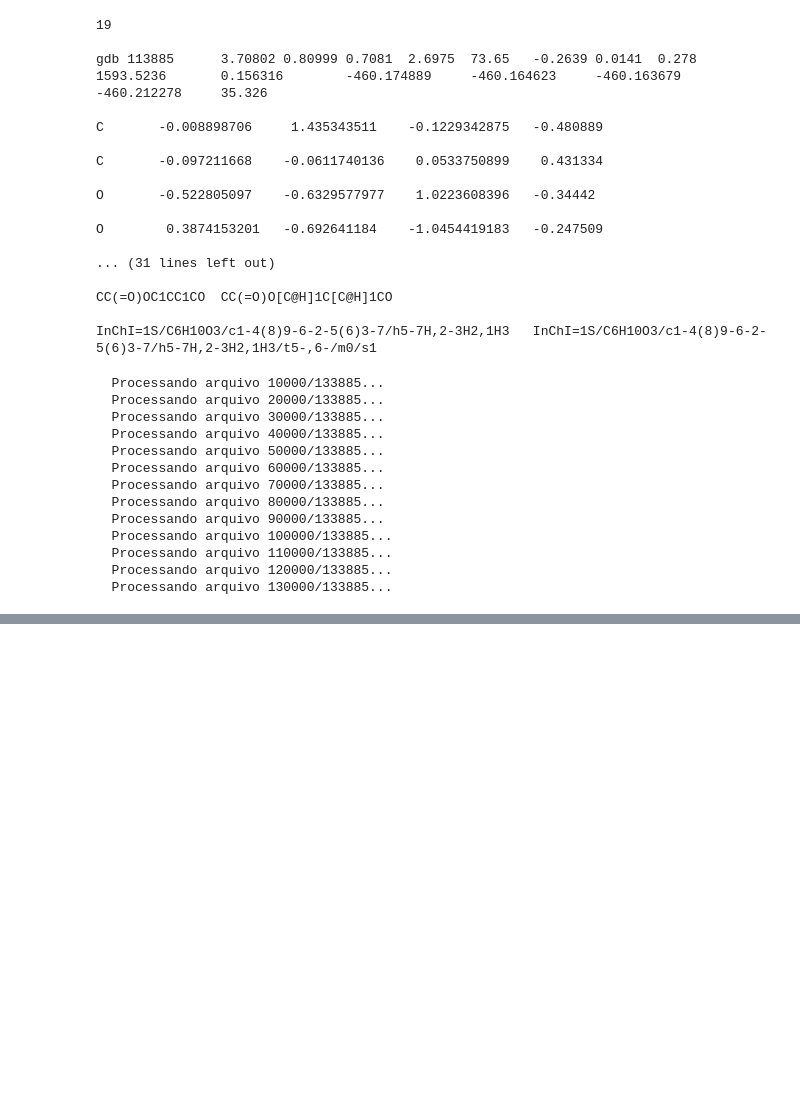
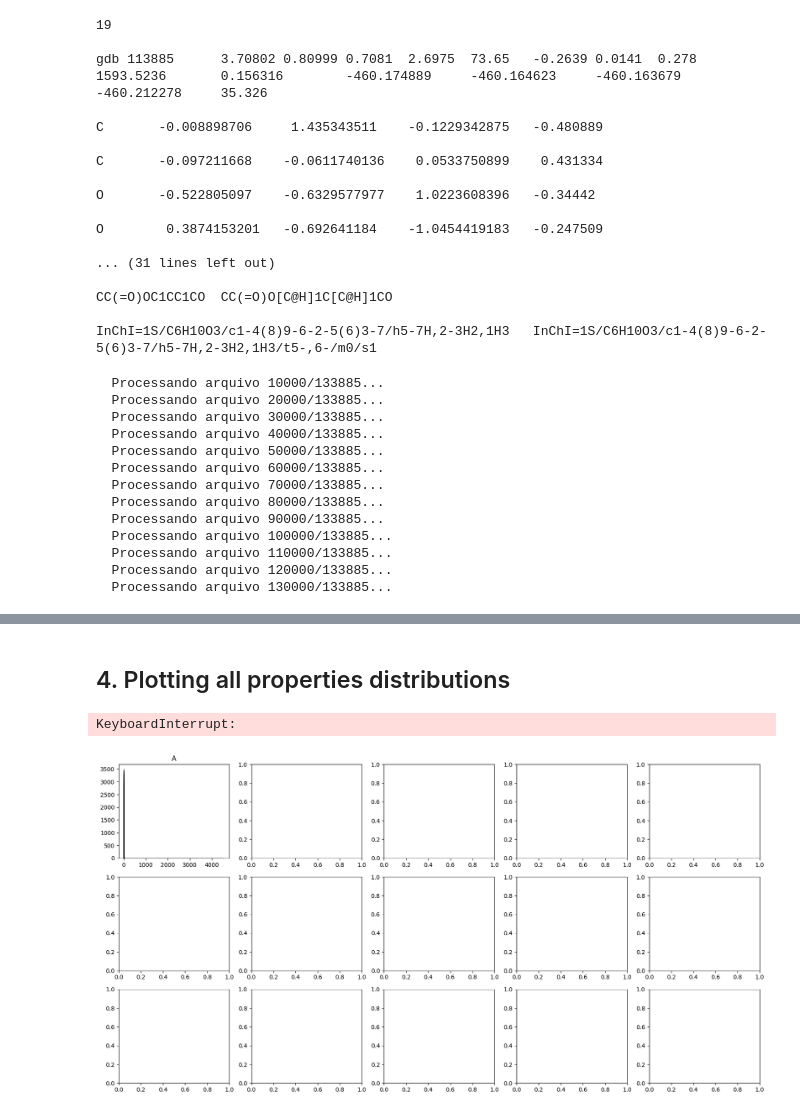
Before and after one commit to Luis-Menezes/CI-Chemistry, a Jupyter notebook: handson_assignment.ipynb, the cells around one changed output, grey strips where cells are left out. Drawn from its saved outputs; the diff is of its cells as text; code cells hidden in the pictures; blank space fills up the shorter version.

Commit message:
Added histograms plot

```diff
--- a/handson_assignment.ipynb
+++ b/handson_assignment.ipynb
@@ -44,6 +44,12 @@ data.xyz.tar.bz2    100%[===================>]  82.15M   132MB/s    in 0.6s
 ## 2. Open XYZ files and extract the properties and SMILES
 # %%
 qm9_folder = 'qm9_files/'
+QM9_PROPERTIES = [
+    "A", 'B', 'C', 'mu', 'alpha',
+    'homo', 'lumo', 'gap', 'r2',
+    'zpve', 'U0', 'U', 'H', 'G', 'Cv'
+]
+
 with open(qm9_folder+'dsgdb9nsd_113885.xyz') as file:
   for line in file:
     print(line)
@@ -71,13 +77,13 @@ def load_validate_mol(file):
     n_atoms = int(file.readline())
 
     properties_list = file.readline().split()
-    properties = [float(prop) for prop in properties_list[2:]]
-    prop_dict = {""}
-    # print(properties)
+    mol_id = properties_list[1]
+    properties_values = [float(prop) for prop in properties_list[2:]]
+
     atoms = []
     for nlines in range(n_atoms):
       atom = file.readline().split()
-      atoms.append(atom[0]) # get only the 'C'
+      atoms.append(atom[0]) # get only the the atom string
 
       # Since we doesn't need coordinates for this assignment, we will ignore it for now
       # atom_coords = atom[1:3]
@@ -87,14 +93,25 @@ def load_validate_mol(file):
     file.readline() # ignores the frequencies
 
     smiles_list = file.readline().split()
+    properties_dict = dict(zip(QM9_PROPERTIES, properties_values))
+
 
     mol = Chem.MolFromSmiles(smiles_list[0]) # If it's None then smiles is invalid
     if mol is None:
-        print("Invalid smiles for arquive: ", properties_list[1])
+        print("Invalid smiles for arquive: ", mol_id)
         return
-    true_smiles = Chem.CanonSmiles(smiles_list[0])
+    canon_smiles = Chem.CanonSmiles(smiles_list[0])
 
-    return n_atoms, atoms, properties, true_smiles
+
+    molecule_data = {
+                'id': mol_id,
+                'n_atoms': n_atoms,
+                'atom_list': atoms,
+                'smiles': canon_smiles
+            }
+            # Adiciona as 12 propriedades ao dicionário principal
+    molecule_data.update(properties_dict)
+    return molecule_data
 
 
 def get_full_dataset(folder):
@@ -157,0 +175,14 @@ df.explode()
+# %% [markdown]
+## 4. Plotting all properties distributions
+# %%
+fig, axes = plt.subplots(3,5, figsize=(20,10))
+axes = axes.flatten()
+for i in range(15):
+  axes[i].set_title(QM9_PROPERTIES[i])
+  sns.histplot(df[QM9_PROPERTIES[i]], ax=axes[i])
+  axes[i].set_xlabel(QM9_PROPERTIES[i])
+  axes[i].set_ylabel('Frequency')
+  axes[i].grid(True)
+# %% [output]
+KeyboardInterrupt:
+[figure, added]
```
Also changed, not shown: parts of 3 cells of this notebook.
